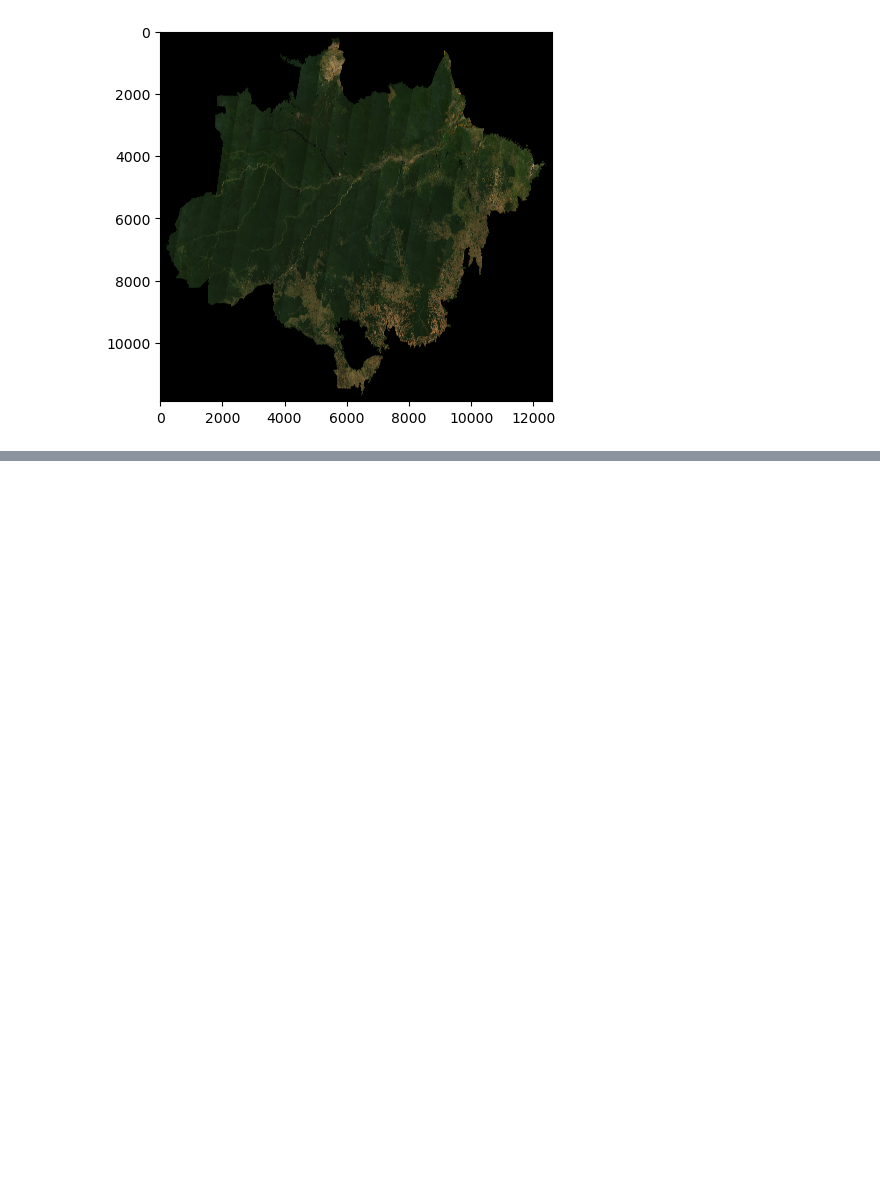
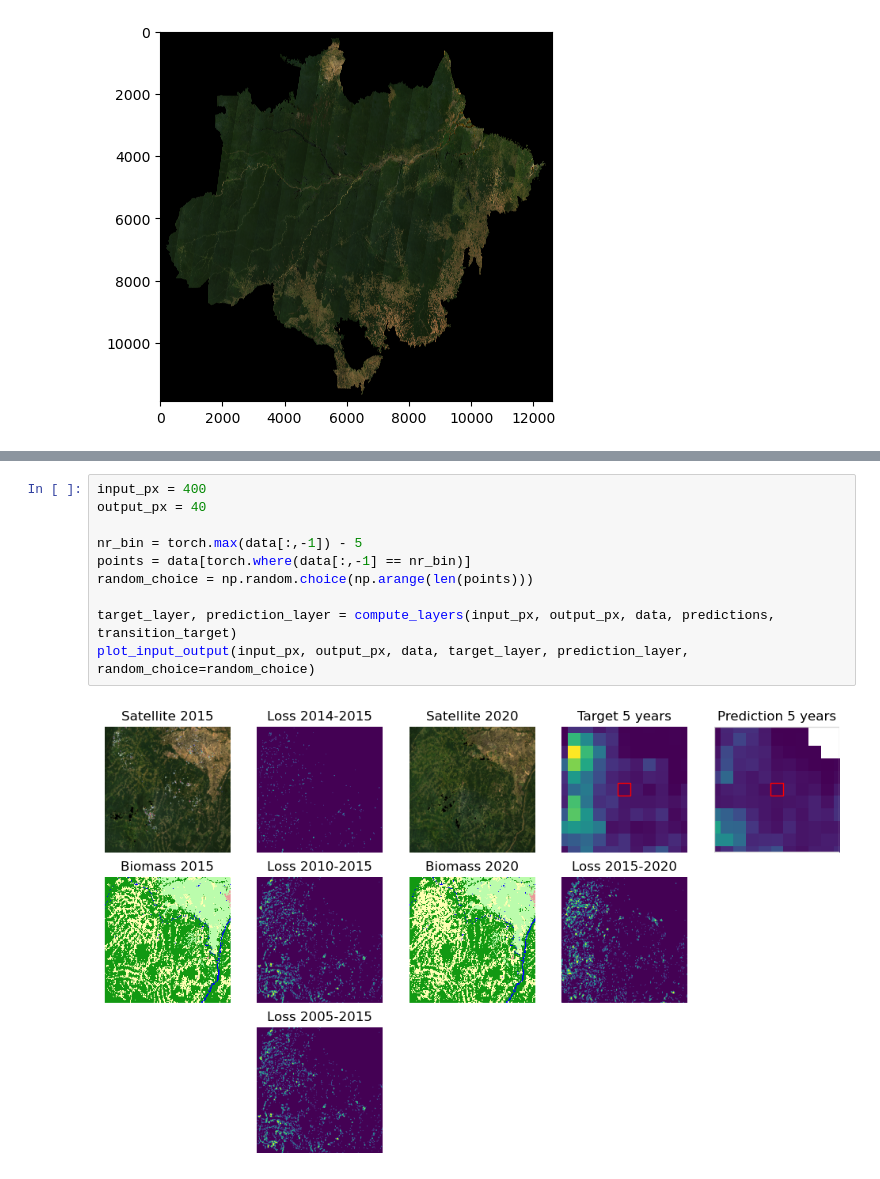
Before and after one commit to TimEngelmann/future-deforestation, a Jupyter notebook: notebooks/input_output_visualization.ipynb, the cells around one changed output, grey strips where cells are left out. Drawn from its saved outputs; the diff is of its cells as text; blank space fills up the shorter version.

```diff
--- a/notebooks/input_output_visualization.ipynb
+++ b/notebooks/input_output_visualization.ipynb
@@ -141,0 +145,12 @@ plt.show()
+# %%
+input_px = 400
+output_px = 40
+
+nr_bin = torch.max(data[:,-1]) - 5
+points = data[torch.where(data[:,-1] == nr_bin)]
+random_choice = np.random.choice(np.arange(len(points)))
+
+target_layer, prediction_layer = compute_layers(input_px, output_px, data, predictions, transition_target)
+plot_input_output(input_px, output_px, data, target_layer, prediction_layer, random_choice=random_choice)
+# %% [output]
+[figure, added]
```
Also changed, not shown: parts of 4 cells of this notebook.
